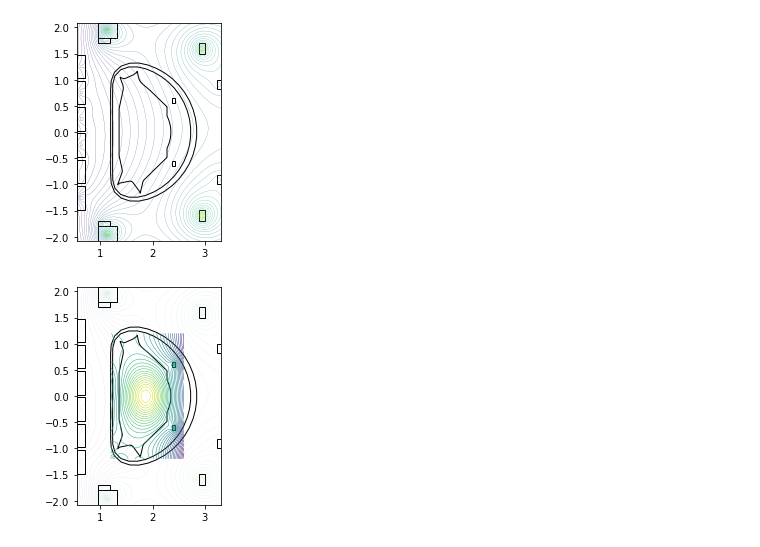
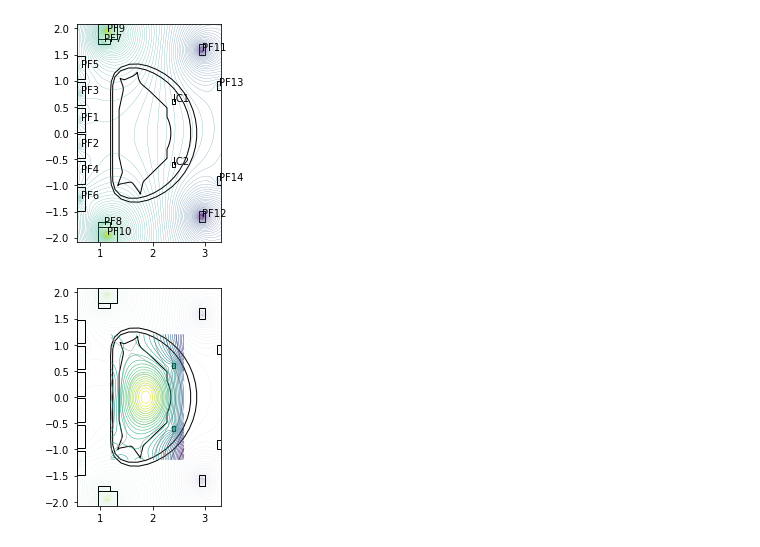
Before and after one commit to fusion-yun/fytok_old, a Jupyter notebook: examples/fy_magnetic.ipynb, the cells around one changed output. Saved outputs shown, nothing was run; the diff lists cells and outputs as text; code cells hidden in the pictures.

```diff
--- a/examples/fy_magnetic.ipynb
+++ b/examples/fy_magnetic.ipynb
@@ -100,26 +110,28 @@ for ix in range(NX):
 # %%
 fg=plt.figure()
 
 plt.gca().add_patch(plt.Polygon(limiter_points , fill=False,closed=True))
 plt.gca().add_patch(plt.Polygon(vessel_outer_points , fill=False,closed=True))
 plt.gca().add_patch(plt.Polygon(vessel_inner_points , fill=False,closed=True))
 
 for coil  in entry.pf_active.coil:
     rect=coil.element[0].geometry.rectangle.__value__()
+    plt.text(float(rect.r),float(rect.z),str(coil.name))
     plt.gca().add_patch(plt.Rectangle((rect.r-rect.width/2.0, rect.z-rect.height/2.0), rect.width, rect.height, fill=False))
 
-plt.contour(X,Y,Z,levels=40,linewidths=0.2)
+plt.contour(X,Y,Z,levels=140,linewidths=0.2)
 
 # plt.contour(
 #     entry.equilibrium.time_slice[10].profiles_2d.grid.dim1.__value__(),
 #     entry.equilibrium.time_slice[10].profiles_2d.grid.dim2.__value__(),
 #     entry.equilibrium.time_slice[10].profiles_2d.psi.__value__(),
+#     levels= 20,
 #     linewidths=0.5)
 
 plt.axis('scaled')
 plt.show()
 # %% [output]
-[figure, old version]
+[figure, new version]
 # %%
 sys.path.append("/home/salmon/workspace/freegs/")
 import freegs
```
Also changed, not shown: parts of 7 cells of this notebook, 8 other files.
